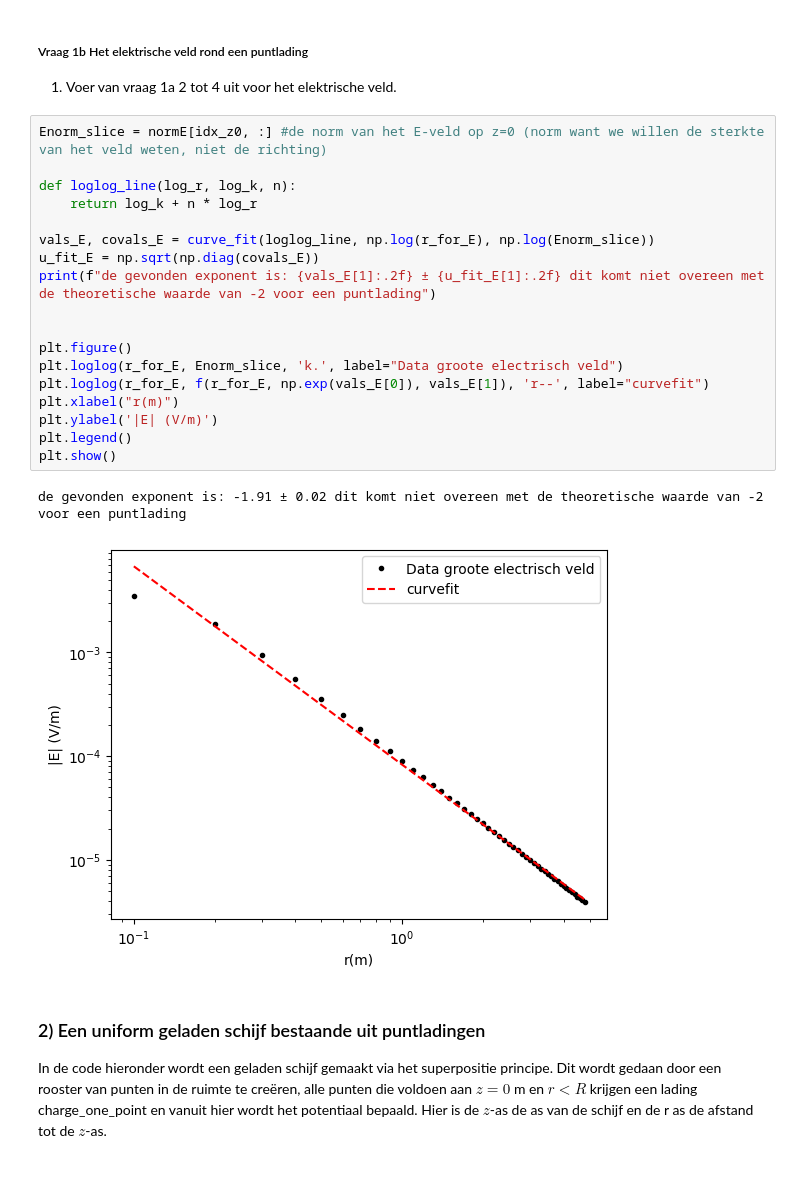
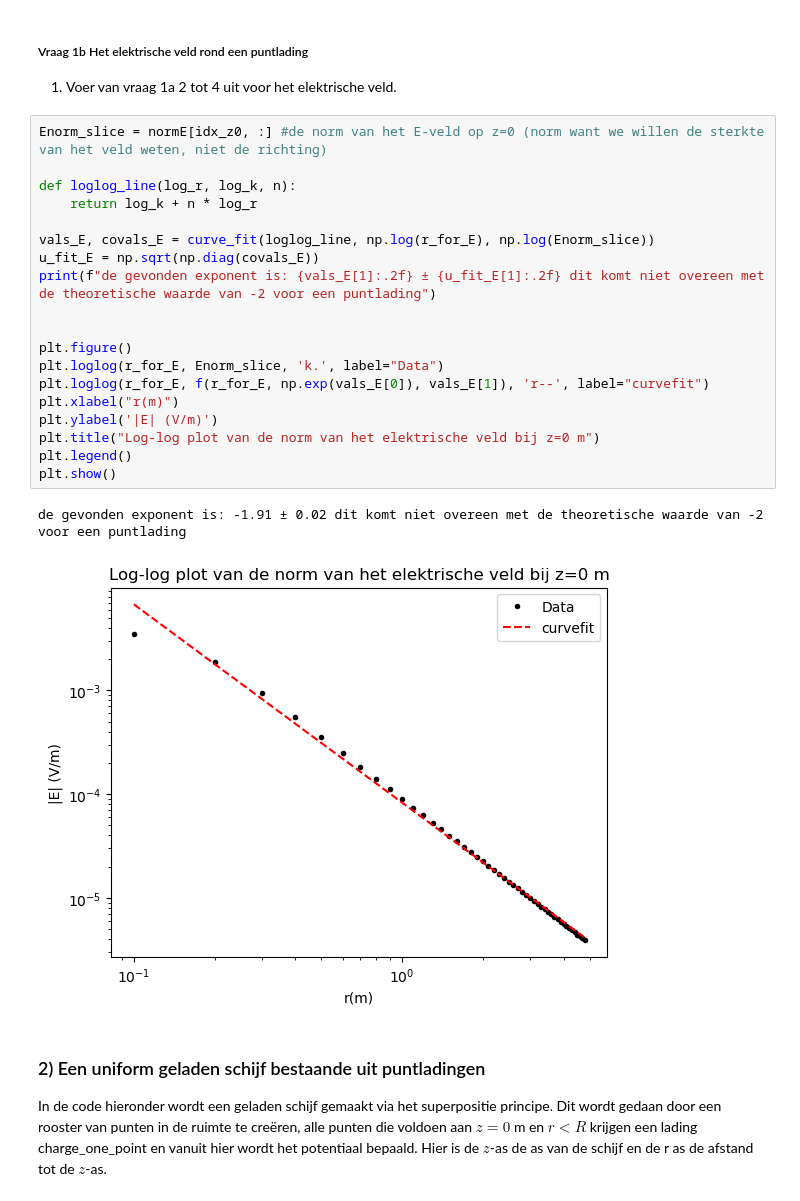
Before and after one commit to beanmachine123/opdrachten-DEF-D, a Jupyter notebook: DigitaleOntwerpopdrachten/1CondensatorOpdracht/CondensatorOntwerpopdracht.ipynb, the cells around one changed output. Cells and saved outputs as stored; diff of their text form; blank space fills up the shorter version.

```diff
--- a/DigitaleOntwerpopdrachten/1CondensatorOpdracht/CondensatorOntwerpopdracht.ipynb
+++ b/DigitaleOntwerpopdrachten/1CondensatorOpdracht/CondensatorOntwerpopdracht.ipynb
@@ -129,24 +131,25 @@ de gevonden exponent is: -1.0 ± 0.0 dit komt overeen met de theoretische waarde
 # %%
 Enorm_slice = normE[idx_z0, :] #de norm van het E-veld op z=0 (norm want we willen de sterkte van het veld weten, niet de richting)
 
 def loglog_line(log_r, log_k, n):
     return log_k + n * log_r
 
 vals_E, covals_E = curve_fit(loglog_line, np.log(r_for_E), np.log(Enorm_slice))
 u_fit_E = np.sqrt(np.diag(covals_E))
 print(f"de gevonden exponent is: {vals_E[1]:.2f} ± {u_fit_E[1]:.2f} dit komt niet overeen met de theoretische waarde van -2 voor een puntlading")
 
 
 plt.figure()
-plt.loglog(r_for_E, Enorm_slice, 'k.', label="Data groote electrisch veld")
+plt.loglog(r_for_E, Enorm_slice, 'k.', label="Data")
 plt.loglog(r_for_E, f(r_for_E, np.exp(vals_E[0]), vals_E[1]), 'r--', label="curvefit")
 plt.xlabel("r(m)")
 plt.ylabel('|E| (V/m)')
+plt.title("Log-log plot van de norm van het elektrische veld bij z=0 m")
 plt.legend()
 plt.show()
 # %% [output]
 de gevonden exponent is: -1.91 ± 0.02 dit komt niet overeen met de theoretische waarde van -2 voor een puntlading
-[figure, old version]
+[figure, new version]
 # %% [markdown]
 ### 2) Een uniform geladen schijf bestaande uit puntladingen
 
```
Also changed, not shown: parts of 5 cells of this notebook.
